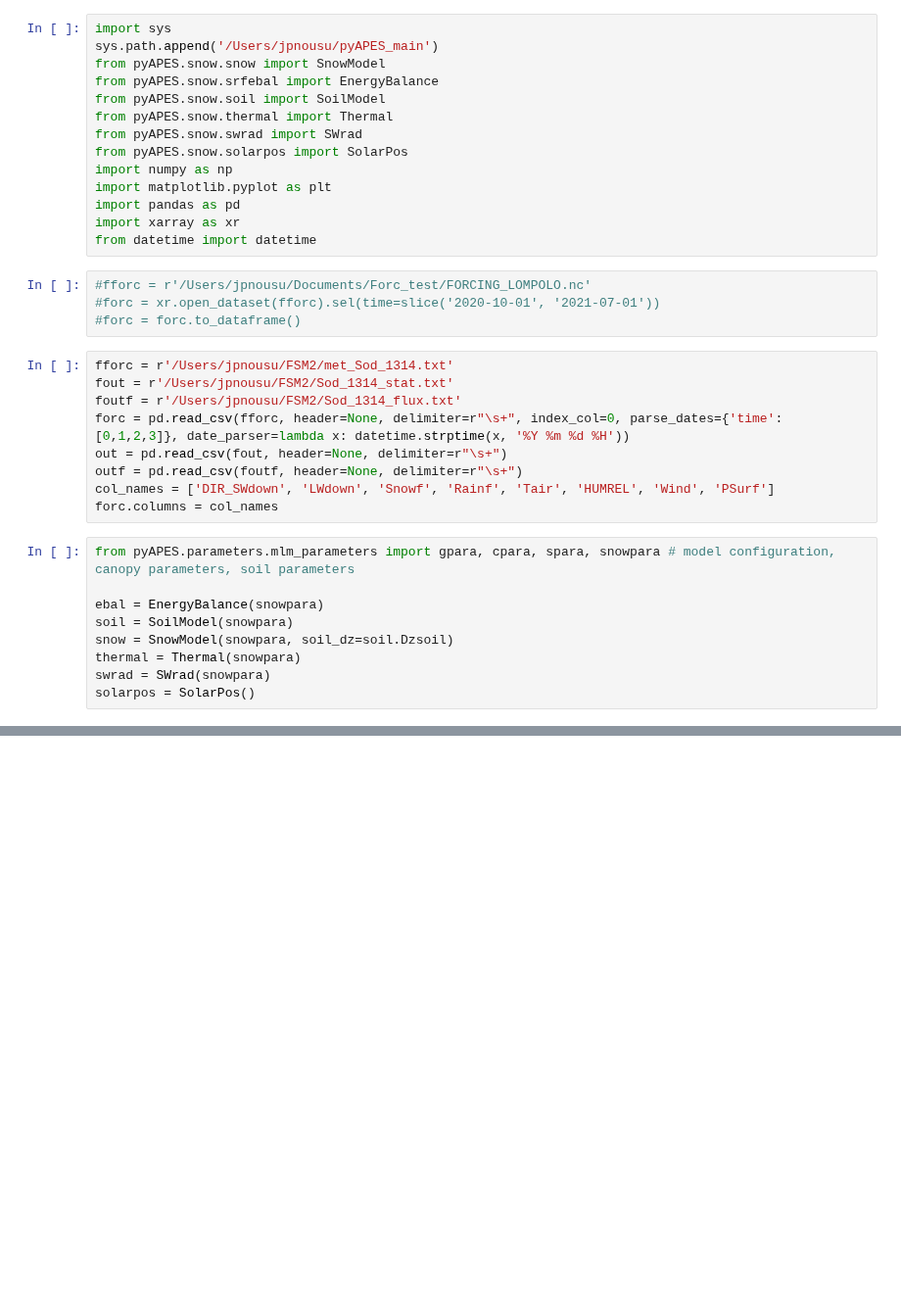
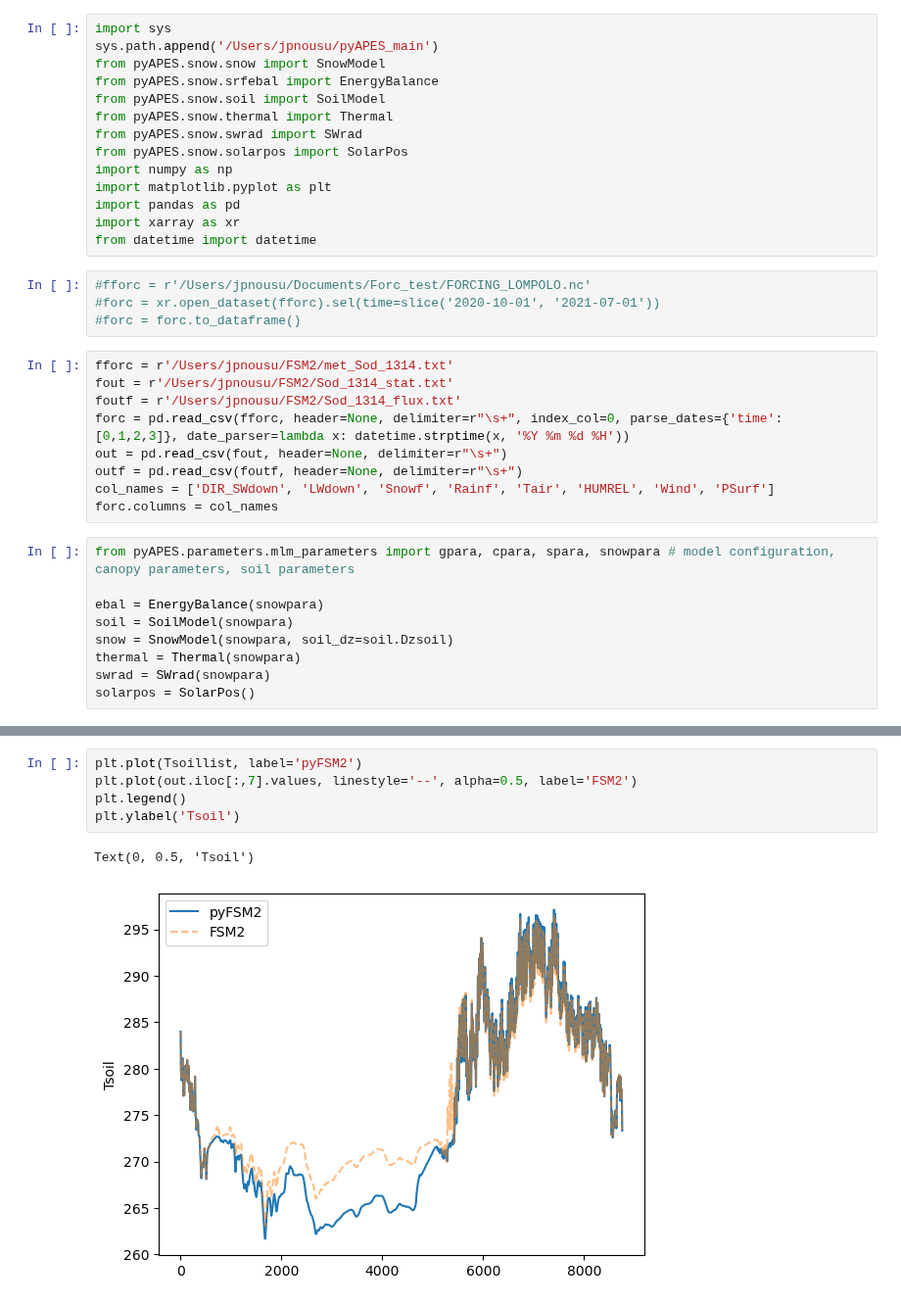
Before and after one commit to LukeEcomod/pyAPES_main, a Jupyter notebook: Examples/testing_pyFSM2.ipynb, the cells around one changed output, grey strips where cells are left out. Shown at 98% size. Saved outputs shown, nothing was run; the diff lists cells and outputs as text; blank space fills up the shorter version.

```diff
--- a/Examples/testing_pyFSM2.ipynb
+++ b/Examples/testing_pyFSM2.ipynb
@@ -239,0 +210,8 @@ Text(0, 0.5, 'Snow depth [m]')
+# %%
+plt.plot(Tsoillist, label='pyFSM2')
+plt.plot(out.iloc[:,7].values, linestyle='--', alpha=0.5, label='FSM2')
+plt.legend()
+plt.ylabel('Tsoil')
+# %% [output]
+Text(0, 0.5, 'Tsoil')
+[figure, added]
```
Also changed, not shown: parts of 13 cells of this notebook, 7 other files.
